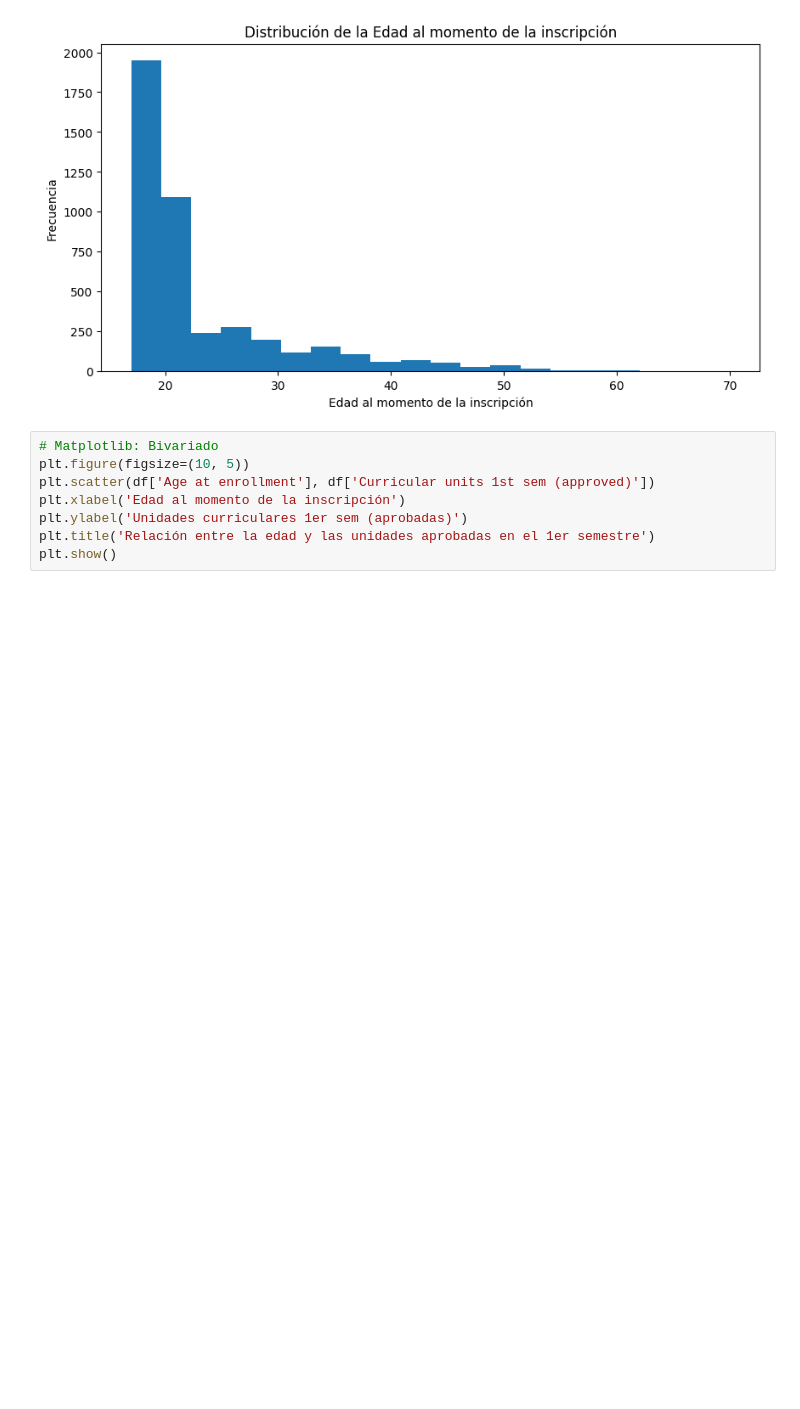
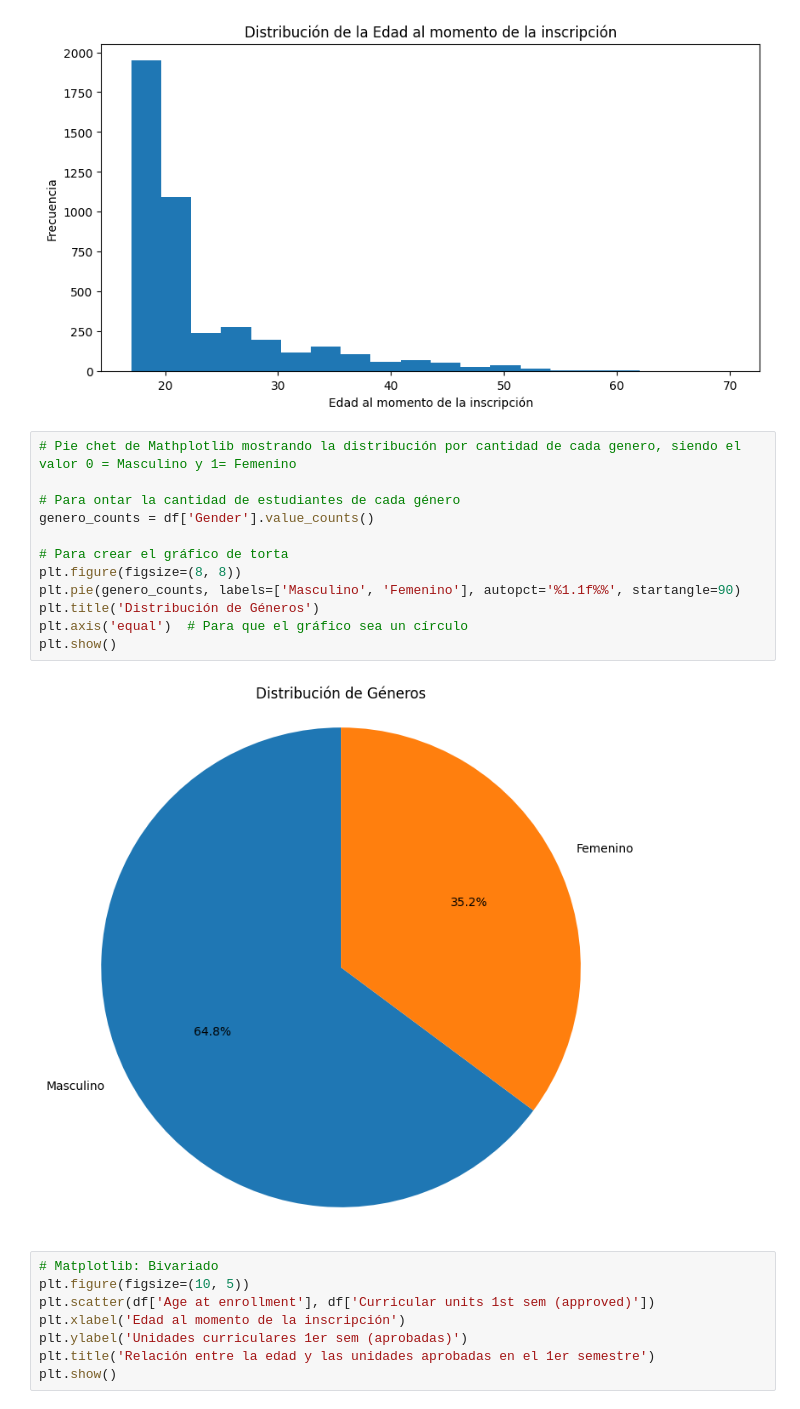
Before and after one commit to AimoneCG/Proyecto-CoderHouse-Data-Science-I-Fundamentos-para-la-Ciencia-de-Datos, a Jupyter notebook: ProyectoDS_Parte1_Aimone.ipynb, the cells around one changed output. Cells and saved outputs as stored; diff of their text form; blank space fills up the shorter version.

```diff
--- a/ProyectoDS_Parte1_Aimone.ipynb
+++ b/ProyectoDS_Parte1_Aimone.ipynb
@@ -162,6 +163,20 @@ plt.title('Distribución de la Edad al momento de la inscripción')
 plt.show()
 # %% [output]
 [figure]
+# %%
+# Pie chet de Mathplotlib mostrando la distribución por cantidad de cada genero, siendo el valor 0 = Masculino y 1= Femenino
+
+# Para ontar la cantidad de estudiantes de cada género
+genero_counts = df['Gender'].value_counts()
+
+# Para crear el gráfico de torta
+plt.figure(figsize=(8, 8))
+plt.pie(genero_counts, labels=['Masculino', 'Femenino'], autopct='%1.1f%%', startangle=90)
+plt.title('Distribución de Géneros')
+plt.axis('equal')  # Para que el gráfico sea un círculo
+plt.show()
+# %% [output]
+[figure, added]
 # %%
 # Matplotlib: Bivariado
 plt.figure(figsize=(10, 5))
```
Also changed, not shown: parts of 4 cells of this notebook.
